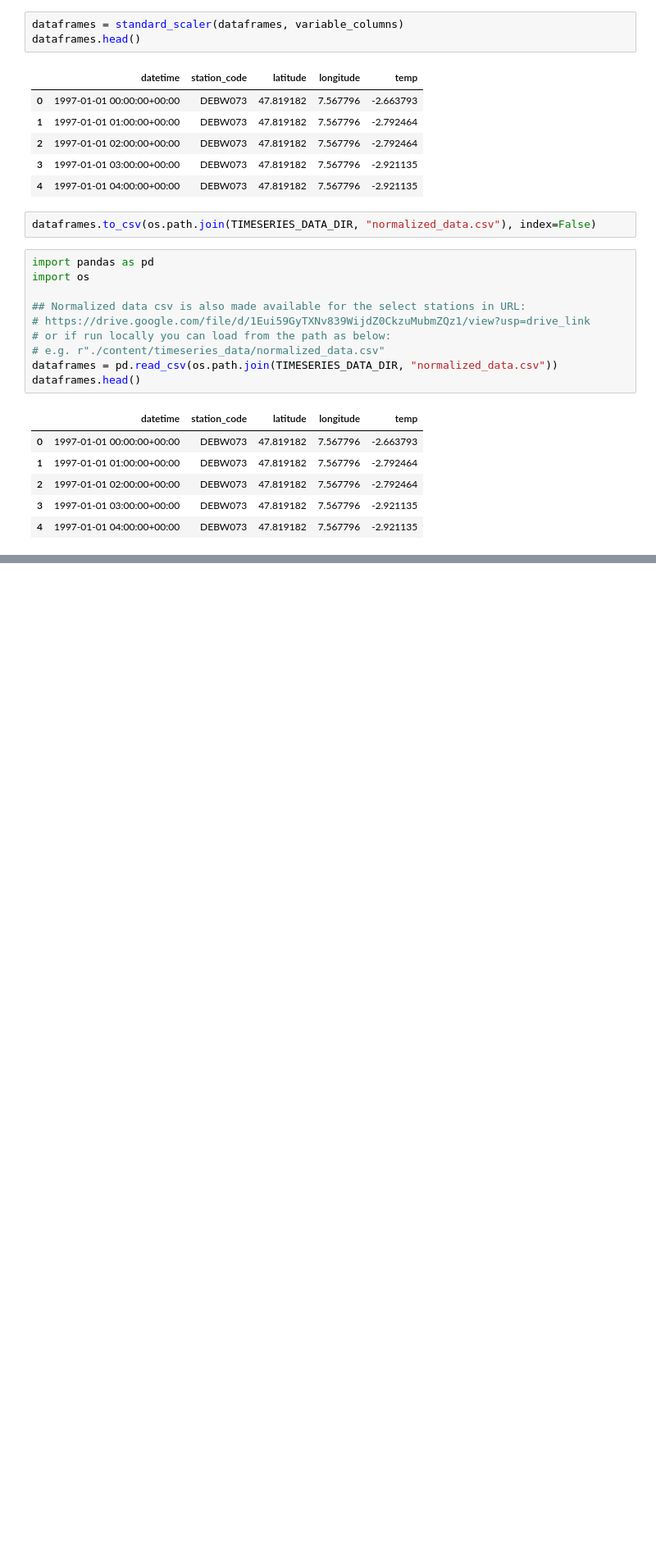
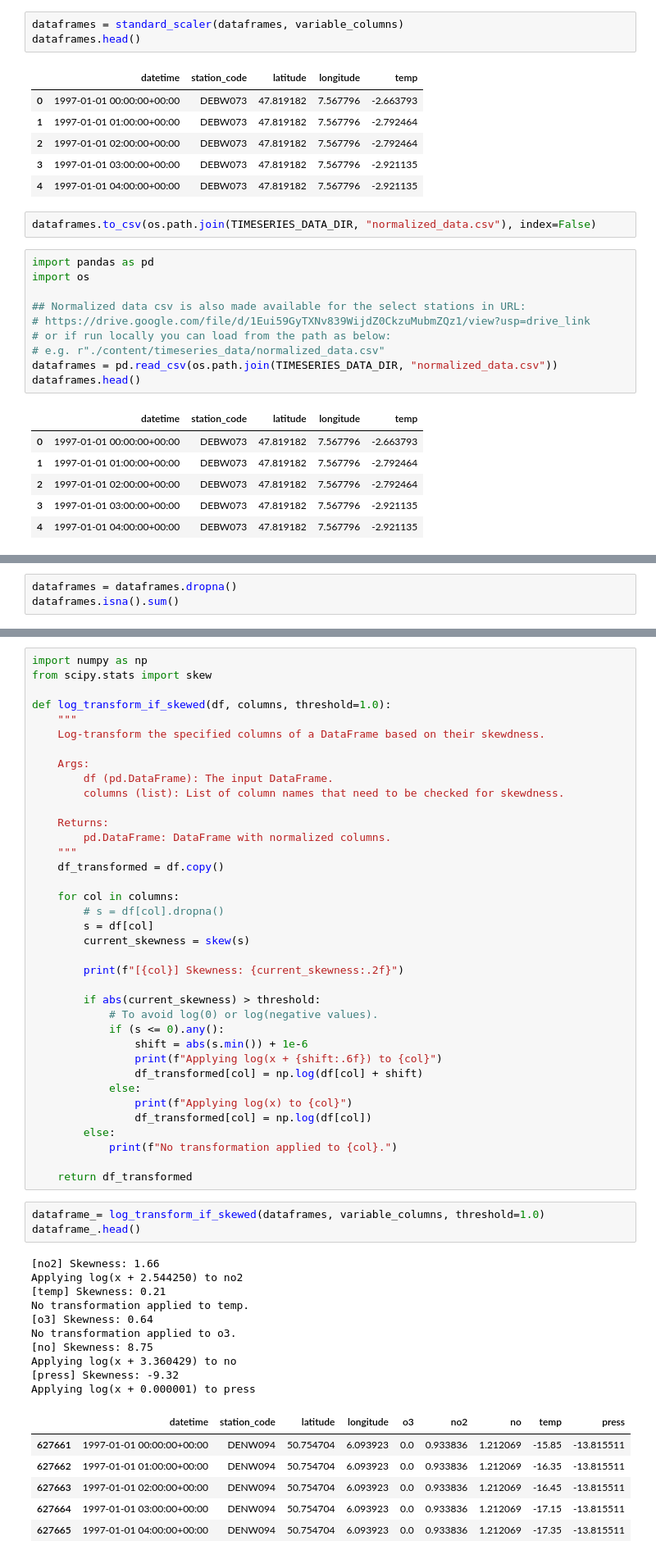
Before and after one commit to pvw98/homework1, a Jupyter notebook: time_series_forecasting/1_Download_Preprocess_data.ipynb, the cells around one changed output, grey strips where cells are left out. Shown at 82% size. Drawn from its saved outputs; the diff is of its cells as text; blank space fills up the shorter version.

```diff
--- a/time_series_forecasting/1_Download_Preprocess_data.ipynb
+++ b/time_series_forecasting/1_Download_Preprocess_data.ipynb
@@ -449,0 +539,3 @@ dataframes.head()
+# %%
+dataframes = dataframes.dropna()
+dataframes.isna().sum()
@@ -449,0 +595,57 @@ dataframes.head()
+# %%
+import numpy as np
+from scipy.stats import skew
+
+def log_transform_if_skewed(df, columns, threshold=1.0):
+    """
+    Log-transform the specified columns of a DataFrame based on their skewdness.
+
+    Args:
+        df (pd.DataFrame): The input DataFrame.
+        columns (list): List of column names that need to be checked for skewdness.
+
+    Returns:
+        pd.DataFrame: DataFrame with normalized columns.
+    """
+    df_transformed = df.copy()
+
+    for col in columns:
+        # s = df[col].dropna()
+        s = df[col]
+        current_skewness = skew(s)
+
+        print(f"[{col}] Skewness: {current_skewness:.2f}")
+
+        if abs(current_skewness) > threshold:
+            # To avoid log(0) or log(negative values).
+            if (s <= 0).any():
+                shift = abs(s.min()) + 1e-6
+                print(f"Applying log(x + {shift:.6f}) to {col}")
+                df_transformed[col] = np.log(df[col] + shift)
+            else:
+                print(f"Applying log(x) to {col}")
+                df_transformed[col] = np.log(df[col])
+        else:
+            print(f"No transformation applied to {col}.")
+
+    return df_transformed
+# %%
+dataframe_= log_transform_if_skewed(dataframes, variable_columns, threshold=1.0)
+dataframe_.head()
+# %% [output]
+[no2] Skewness: 1.66
+Applying log(x + 2.544250) to no2
+[temp] Skewness: 0.21
+No transformation applied to temp.
+[o3] Skewness: 0.64
+No transformation applied to o3.
+[no] Skewness: 8.75
+Applying log(x + 3.360429) to no
+[press] Skewness: -9.32
+Applying log(x + 0.000001) to press
+|  | datetime | station_code | latitude | longitude | o3 | no2 | no | temp | press |
+| 627661 | 1997-01-01 00:00:00+00:00 | DENW094 | 50.754704 | 6.093923 | 0.0 | 0.933836 | 1.212069 | -15.85 | -13.815511 |
+| 627662 | 1997-01-01 01:00:00+00:00 | DENW094 | 50.754704 | 6.093923 | 0.0 | 0.933836 | 1.212069 | -16.35 | -13.815511 |
+| 627663 | 1997-01-01 02:00:00+00:00 | DENW094 | 50.754704 | 6.093923 | 0.0 | 0.933836 | 1.212069 | -16.45 | -13.815511 |
+| 627664 | 1997-01-01 03:00:00+00:00 | DENW094 | 50.754704 | 6.093923 | 0.0 | 0.933836 | 1.212069 | -17.15 | -13.815511 |
+| 627665 | 1997-01-01 04:00:00+00:00 | DENW094 | 50.754704 | 6.093923 | 0.0 | 0.933836 | 1.212069 | -17.35 | -13.815511 |
```
Also changed, not shown: parts of 24 cells of this notebook, 2 other files.
